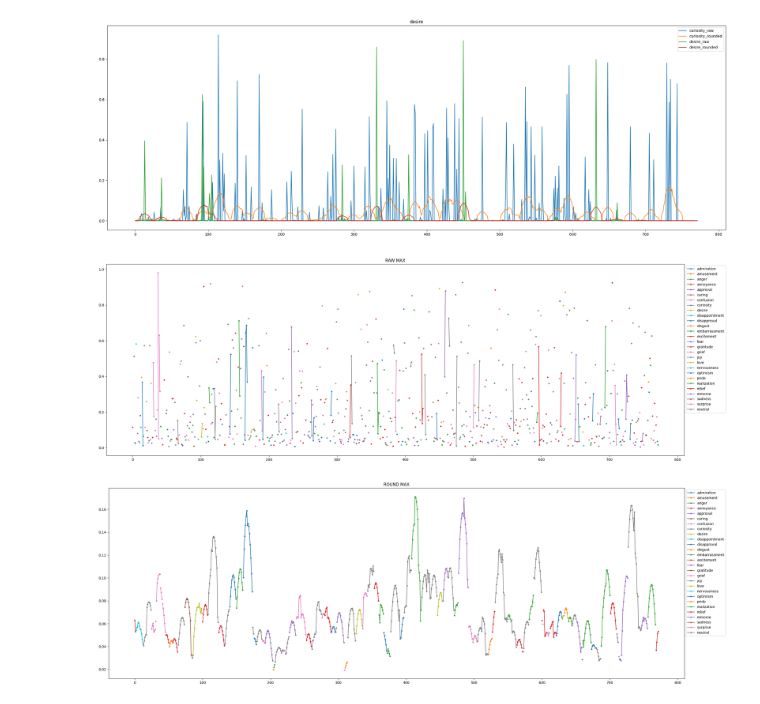
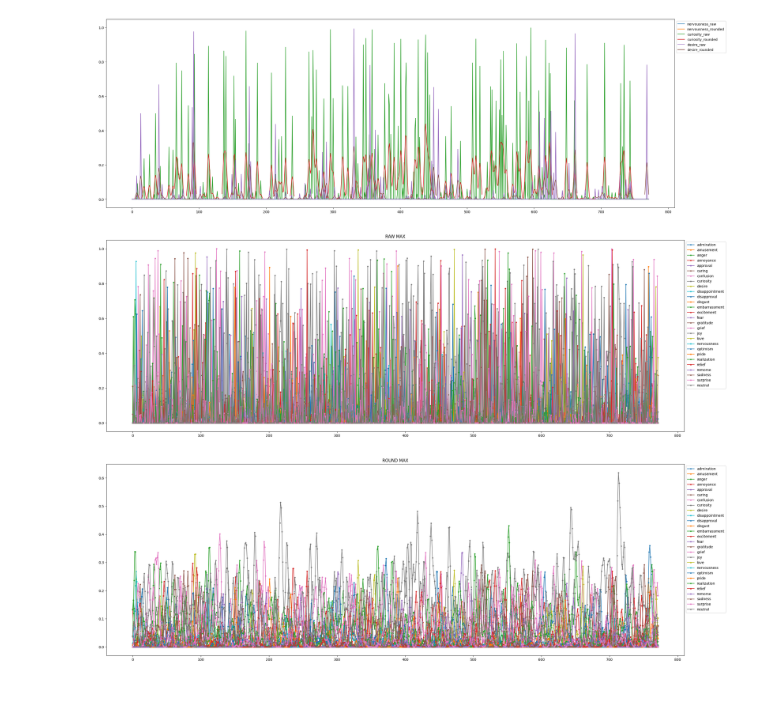
Before and after one commit to shakespeare-flutter/shakespeare-server, a Jupyter notebook: tester.ipynb, the cells around one changed output. Saved outputs shown, nothing was run; the diff lists cells and outputs as text; code cells hidden in the pictures.

Commit message:
process gpt result
update gpt
process gpt result

```diff
--- a/tester.ipynb
+++ b/tester.ipynb
@@ -13,6 +31,7 @@ music_recommend.get_music(emotion, None, None, True)
 import json
 import matplotlib.pyplot as plt
 import numpy as np
+import music_recommend
 
 EMOTION = ['admiration', 'amusement', 'anger', 'annoyance', 'approval', 'caring', 'confusion', 'curiosity', 'desire', 'disappointment', 'disapproval', 'disgust', 'embarrassment', 'excitement', 'fear', 'gratitude', 'grief', 'joy', 'love', 'nervousness', 'optimism', 'pride', 'realization', 'relief', 'remorse', 'sadness', 'surprise', 'neutral']
 
@@ -39,9 +58,9 @@ def get_raw_values(file_name:str):
     return result, max_values
 
 def round_values(values:dict):
-    HALF_SIZE = 7
+    HALF_SIZE = 3
     shift = np.arange(-HALF_SIZE, HALF_SIZE+1)
-    window = normal_dist(shift, 6)
+    window = normal_dist(shift, 1.5)
     length = len(values[EMOTION[0]])
 
     result = {}
@@ -56,37 +75,57 @@ def round_values(values:dict):
                 v1[:x] = v1[x]
             temp += v1 * y
         result[E] = temp
     max_values = [max([E for E in EMOTION],key=lambda E : result[E][i]) for i in range(length)]
     return result, max_values
 
+
+CRITERIA = 0.05
+def to_json(values:dict):
+    length = len(values[EMOTION[0]])
+    result = [None] * length
+    for i in range(length):
+        temp = {}
+        for E in EMOTION:
+            v = values[E][i]
+            if v > CRITERIA:
+                temp[E] = v
+        result[i] = temp
+    return result
+
 file = 'raw/1.json'
 raw, raw_max = get_raw_values(file)
 rounded, rounded_max = round_values(raw)
 
 plt.figure(figsize=(30,10))
-for e in ['curiosity', 'desire']:
+for e in ['nervousness', 'curiosity', 'desire']:
     plt.plot(raw[e], '-', label = e + '_raw')
-    plt.plot(rounded[e], '-', label = e + '_rounded')
+    l = [x if x != 0 else np.nan for x in rounded[e]]
+    plt.plot(l, '-', label = e + '_rounded')
     plt.legend(bbox_to_anchor=(1,1))
 plt.show()
 
 plt.figure(figsize=(30,10))
 plt.title('RAW MAX')
 for E in EMOTION:
     ##l = [e.get[EMO] for e in emotions]
-    l = [val if E == raw_max[idx] else np.nan for idx, val in enumerate(raw[E])]
+    #l = [val if E == raw_max[idx] else np.nan for idx, val in enumerate(raw[E])]
+    l = raw[E]
     plt.plot(l, '.-', label = E)
 plt.legend(bbox_to_anchor=(1,1))
 plt.show()
 
 plt.figure(figsize=(30,10))
 plt.title('ROUND MAX')
 for E in EMOTION:
-    l = [val if E == rounded_max[idx] else np.nan for idx, val in enumerate(rounded[E])]
+    #l = [val if E == rounded_max[idx] else np.nan for idx, val in enumerate(rounded[E])]
+    l = rounded[E]
     plt.plot(l, '.-', label = E)
 plt.legend(bbox_to_anchor=(1,1))
 plt.show()
+
+for emotion in to_json(rounded):
+    print(emotion, music_recommend.get_music(emotion, None, None))
 # %% [output]
-[figure, old version]
+[figure, new version]
-[figure, old version]
+[figure, new version]
-[figure, old version]
+[figure, new version]
```
Also changed, not shown: parts of 2 cells of this notebook, 6 other files.
